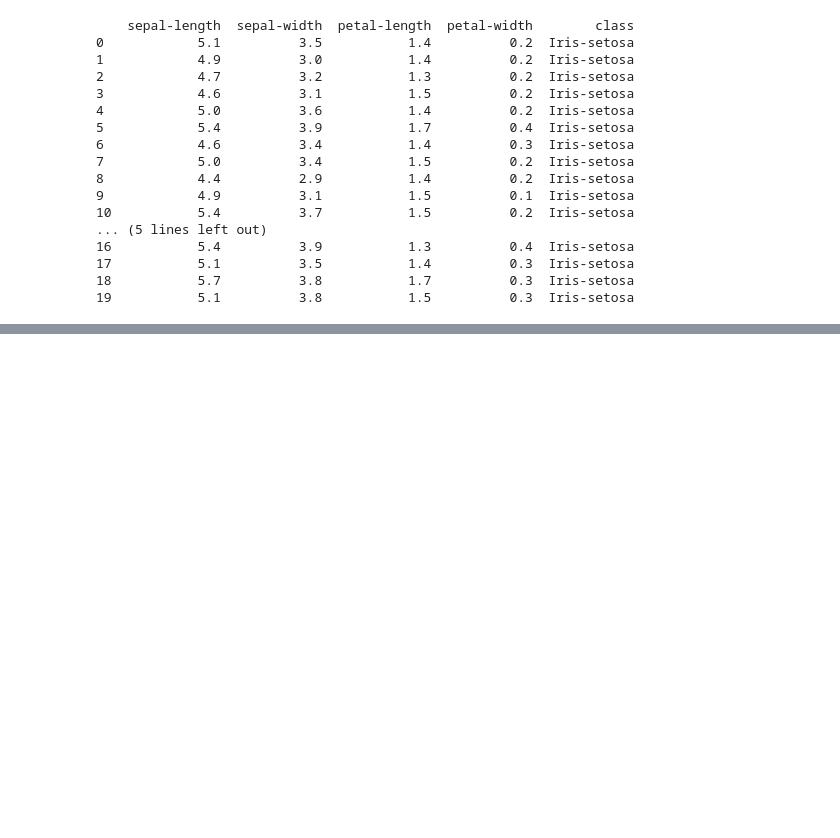
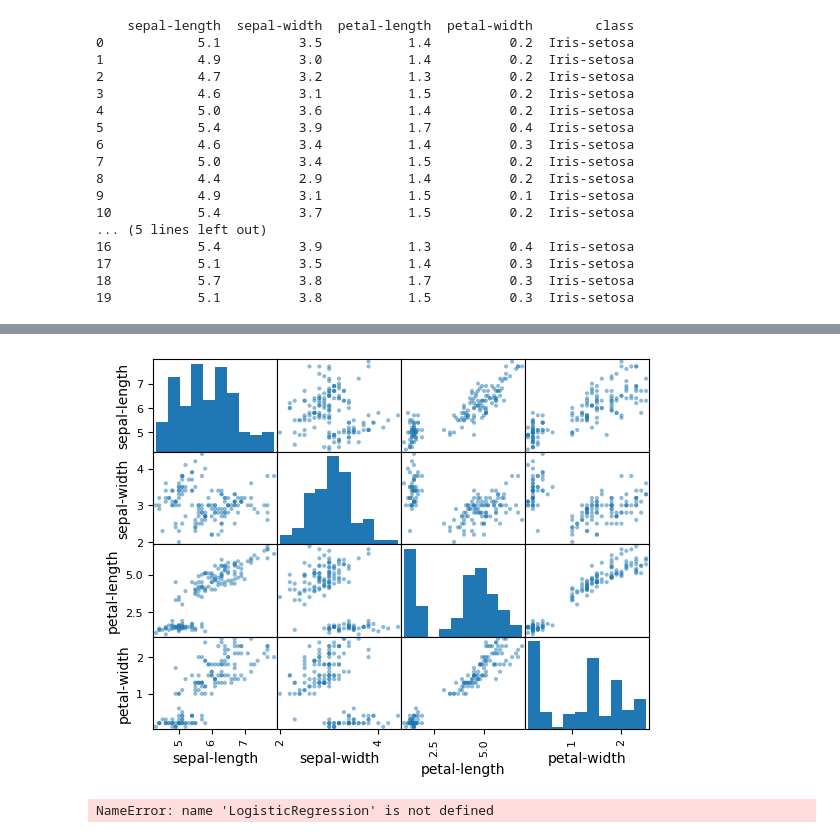
Before and after one commit to Gbrennanj/python_machine, a Jupyter notebook: machine.ipynb, the cells around one changed output, grey strips where cells are left out. Saved outputs shown, nothing was run; the diff lists cells and outputs as text; code cells hidden in the pictures; blank space fills up the shorter version.

```diff
--- a/machine.ipynb
+++ b/machine.ipynb
@@ -101,0 +131,6 @@ print(dataset.head(20))
+# %%
+# scatter plot matrix
+scatter_matrix(dataset)
+pyplot.show()
+# %% [output]
+[figure, added]
@@ -101,0 +143,11 @@ print(dataset.head(20))
+# %%
+# Spot Check Algorithms
+models = []
+models.append(('LR', LogisticRegression(solver='liblinear', multi_class='ovr')))
+models.append(('LDA', LinearDiscriminantAnalysis()))
+models.append(('KNN', KNeighborsClassifier()))
+models.append(('CART', DecisionTreeClassifier()))
+models.append(('NB', GaussianNB()))
+models.append(('SVM', SVC(gamma='auto')))
+# %% [output]
+NameError: name 'LogisticRegression' is not defined
```
Also changed, not shown: parts of 9 cells of this notebook.
